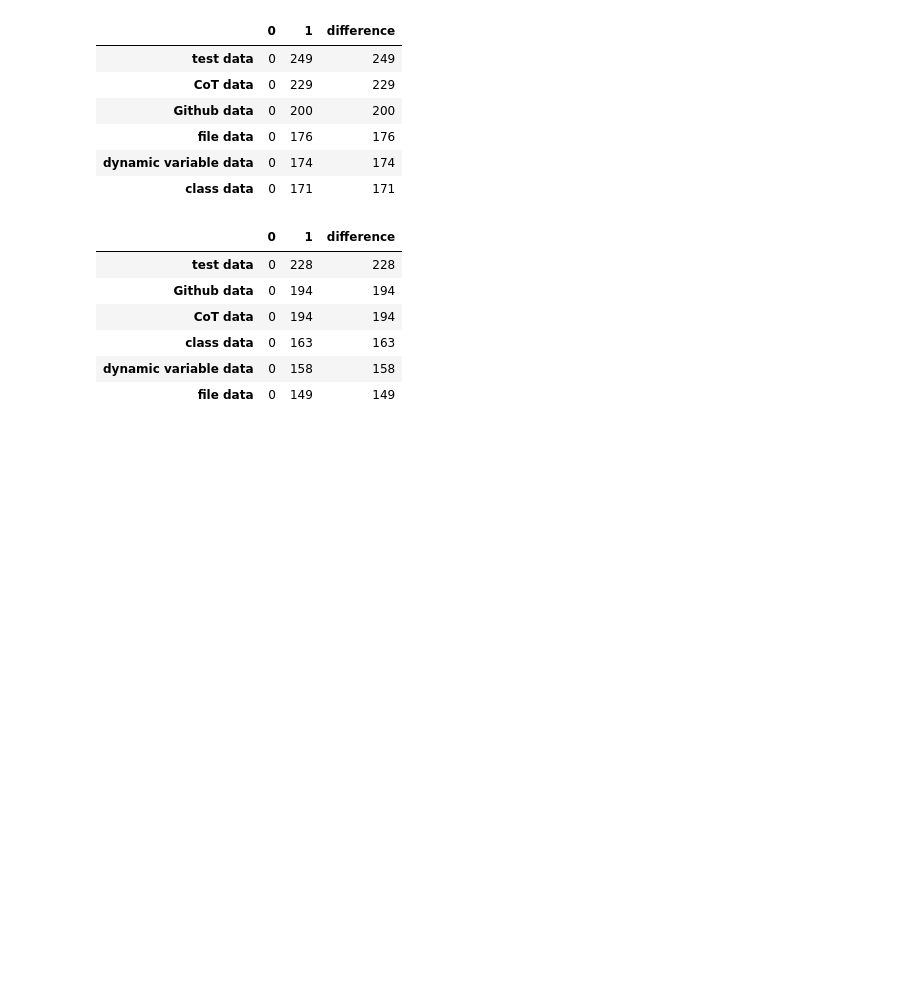
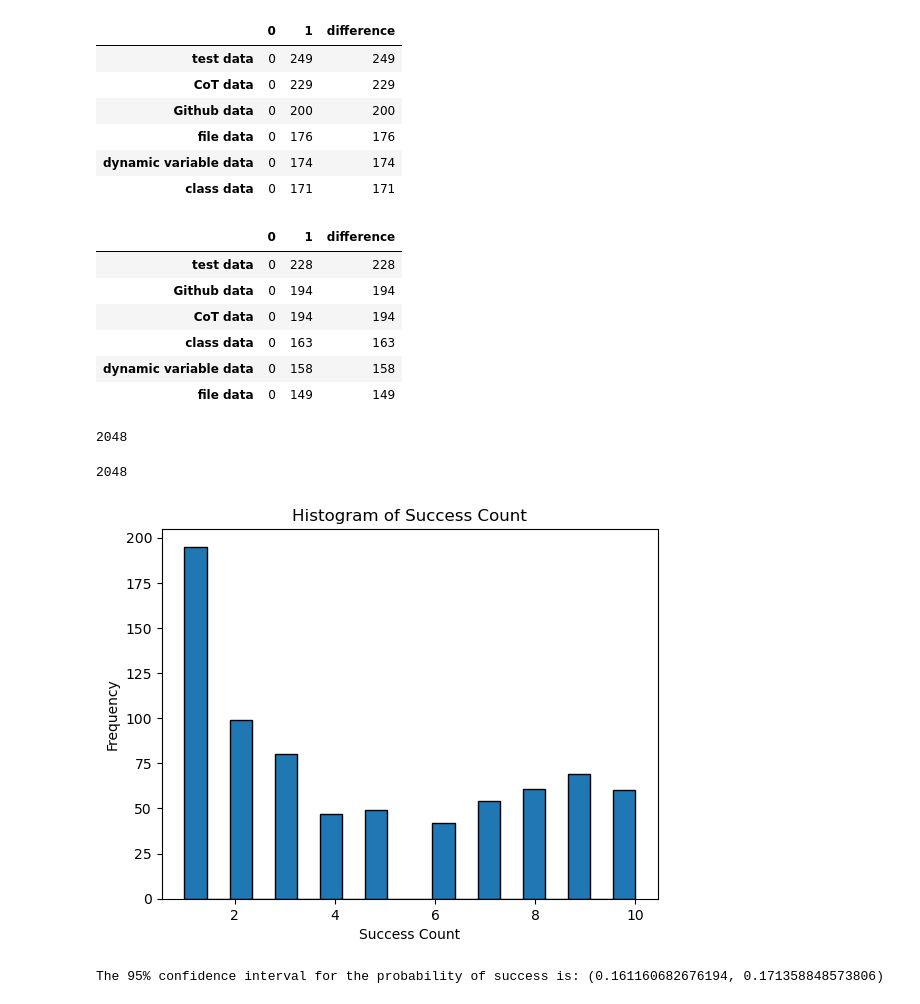
Before and after one commit to PyRepair/pyr_benchmark_wrangling, a Jupyter notebook: stats/Untitled.ipynb, the cells around one changed output. Saved outputs shown, nothing was run; the diff lists cells and outputs as text; code cells hidden in the pictures; blank space fills up the shorter version.

```diff
--- a/stats/Untitled.ipynb
+++ b/stats/Untitled.ipynb
@@ -1159,3 +1183,51 @@ contingency_matrix
 | class data | 0 | 163 | 163 |
 | dynamic variable data | 0 | 158 | 158 |
 | file data | 0 | 149 | 149 |
+# %%
+len(all_data_easy)
+# %% [output]
+2048
+# %%
+len(all_data_combined)
+# %% [output]
+2048
+# %%
+
+# Assuming all_data_easy is your list of BugData objects
+data = [bug_data.success_count for bug_data in all_data_easy if bug_data.success_count > 0]
+
+# Create a DataFrame
+df = pd.DataFrame(data, columns=['success_count'])
+# %%
+df['success_count'].plot(kind='hist', bins=20, edgecolor='black')
+plt.title('Histogram of Success Count')
+plt.xlabel('Success Count')
+plt.ylabel('Frequency')
+plt.show()
+# %% [output]
+[figure, added]
+# %%
+import scipy.stats as stats
+
+# Let's say you have this number of successes and trials
+number_of_successes = sum(bug_data.success_count for bug_data in all_data_easy)
+total_trials = len(all_data_easy)*10
+
+# Sample proportion of successes
+p_hat = number_of_successes / total_trials
+
+# Calculate the standard error
+standard_error = (p_hat * (1 - p_hat) / total_trials) ** 0.5
+
+# Compute z-score for a 95% confidence interval
+z_score = stats.norm.ppf(0.975)  # Two-tailed z-score for 95%
+
+# Calculate the margin of error
+margin_of_error = z_score * standard_error
+
+# Construct the confidence interval
+confidence_interval = (p_hat - margin_of_error, p_hat + margin_of_error)
+
+print(f"The 95% confidence interval for the probability of success is: {confidence_interval}")
+# %% [output]
+The 95% confidence interval for the probability of success is: (0.161160682676194, 0.171358848573806)
```
Also changed, not shown: parts of 5 cells of this notebook, 12 other files.
